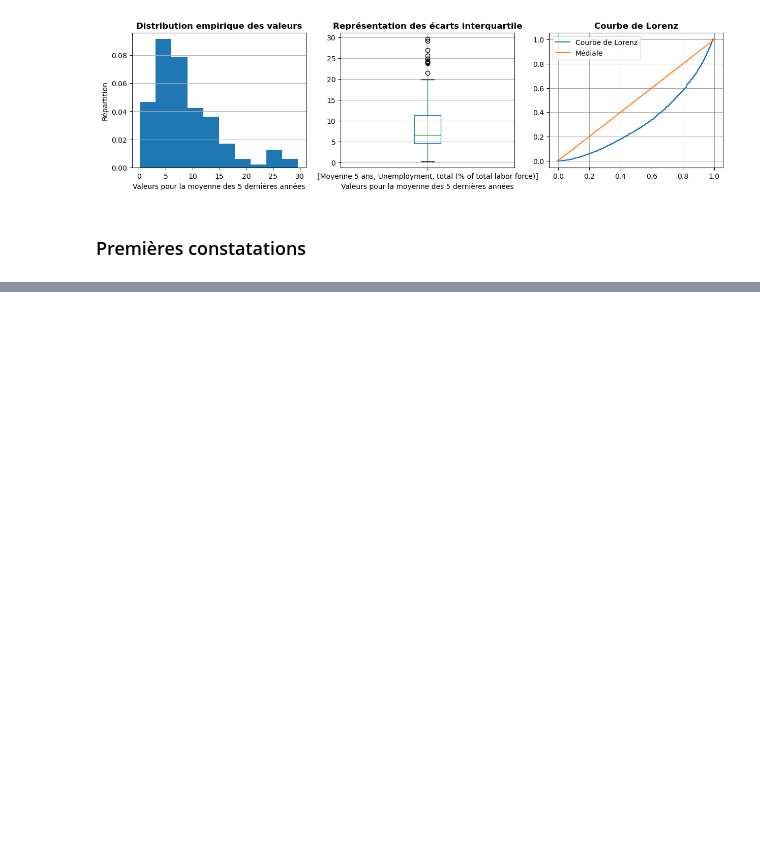
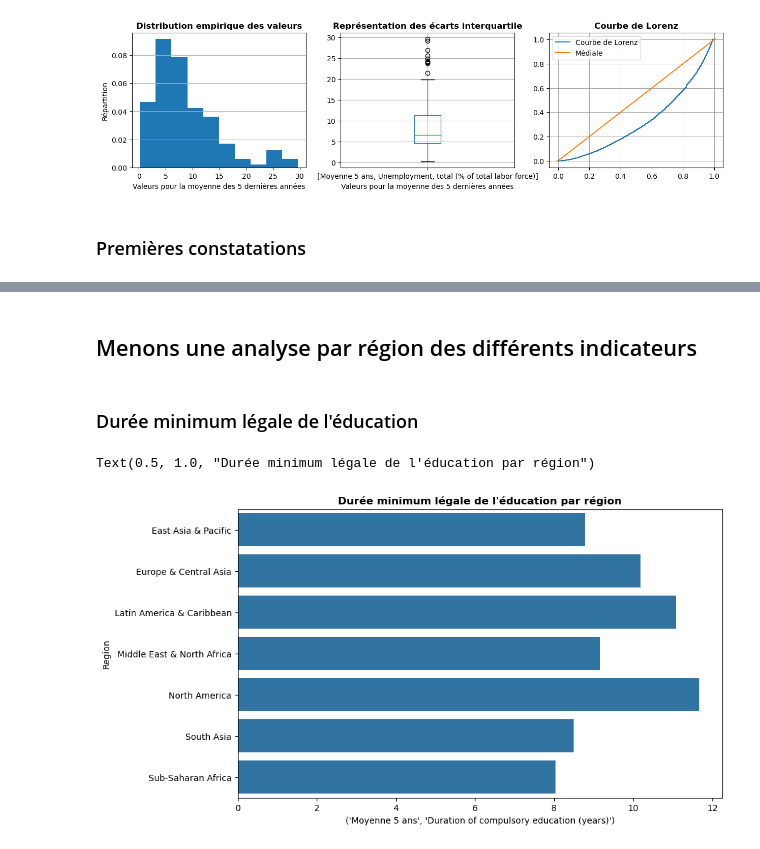
Before and after one commit to lalende/OpenClassRooms-Certification-Data-Scientist, a Jupyter notebook: Projet 2 - Analysez des données de systèmes éducatifs/Projet 2.ipynb, the cells around one changed output, grey strips where cells are left out. Saved outputs shown, nothing was run; the diff lists cells and outputs as text; code cells hidden in the pictures; blank space fills up the shorter version.

Commit message:
Ajout des analyses des regions et groupes de revenus

```diff
--- a/Projet 2 - Analysez des données de systèmes éducatifs/Projet 2.ipynb
+++ b/Projet 2 - Analysez des données de systèmes éducatifs/Projet 2.ipynb
@@ -1792,0 +1808,13 @@ Courbes des autres statistiques
+# %% [markdown]
+## Menons une analyse par région des différents indicateurs
+# %%
+df_region = data.groupby("Region", as_index=False)["Moyenne 5 ans"].mean()
+# %% [markdown]
+### Durée minimum légale de l'éducation
+# %%
+plt.figure(figsize=(10,6))
+sns.barplot(y=df_region["Region"], x=df_region["Moyenne 5 ans", "Duration of compulsory education (years)"])
+plt.title("Durée minimum légale de l'éducation par région", fontweight="bold")
+# %% [output]
+Text(0.5, 1.0, "Durée minimum légale de l'éducation par région")
+[figure, added]
```
Also changed, not shown: parts of 50 cells of this notebook.
